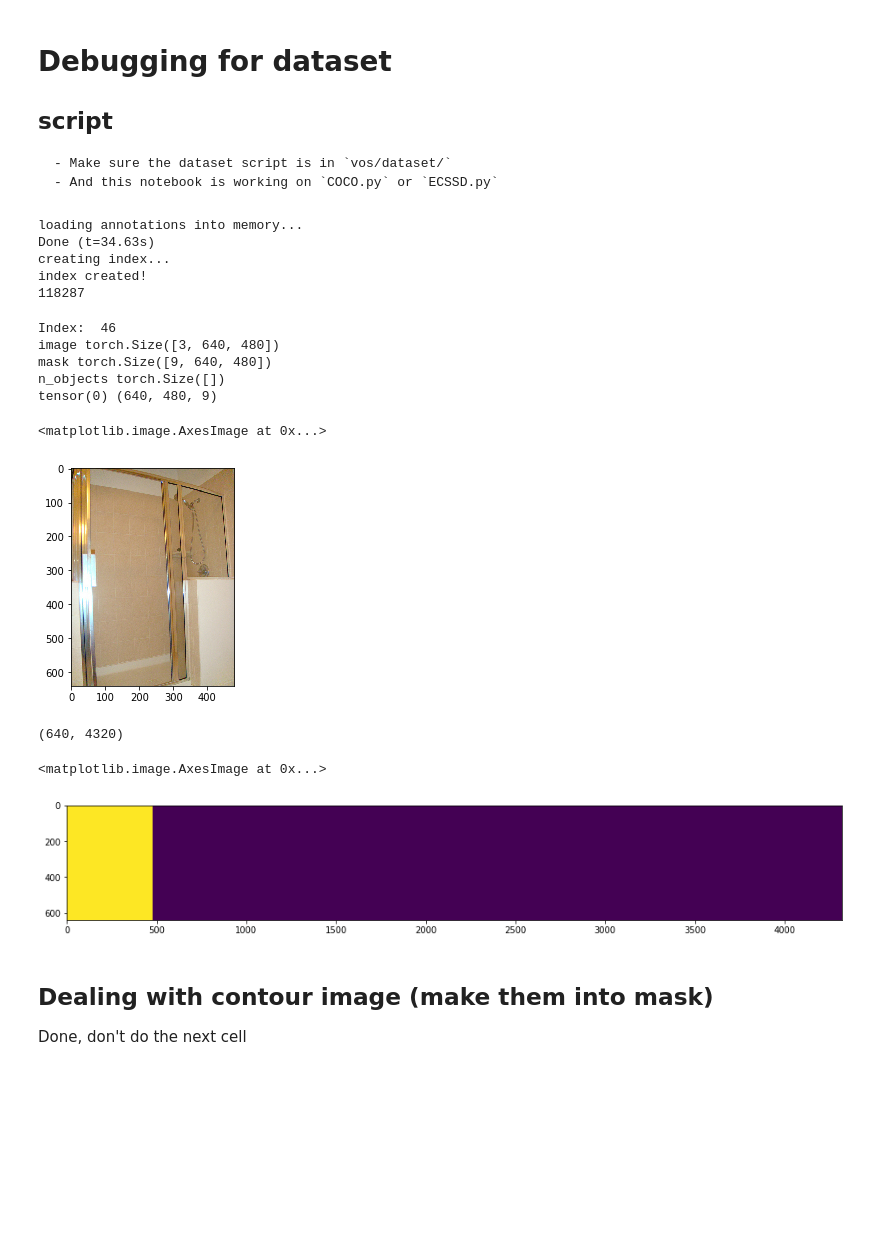
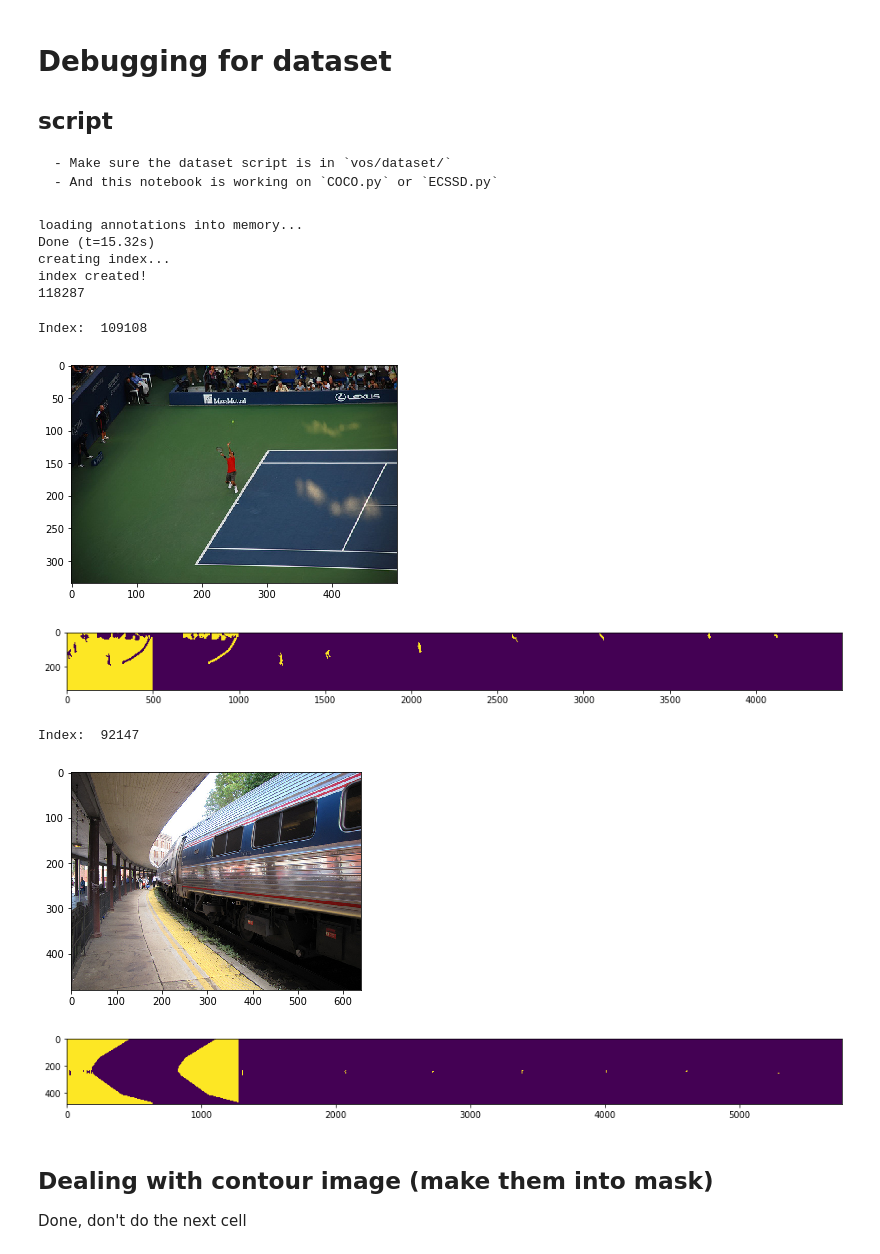
Before and after one commit to Earthnook/VideoObjSeg, a Jupyter notebook: vos/debugger/Image dataset debugger.ipynb, the cells around one changed output. Saved outputs shown, nothing was run; the diff lists cells and outputs as text; code cells hidden in the pictures; blank space fills up the shorter version.

```diff
--- a/vos/debugger/Image dataset debugger.ipynb
+++ b/vos/debugger/Image dataset debugger.ipynb
@@ -17,7 +17,7 @@ from vos.datasets.SBD import SBD
 from vos.datasets.VOC import VOCSegmentation
 # %%
 cocoroot = "/p300/videoObjSeg_dataset/COCO-2017-train"
-cocod = dataset = COCO(cocoroot, mode= "train", max_n_objects= 8)
+cocod = dataset = COCO(cocoroot, mode= "train", max_n_objects= 8, sort_anns= True)
 
 # ecssdroot = "/p300/videoObjSeg_dataset/ECSSD"
 # dataset = ECSSD(ecssdroot)
@@ -34,45 +34,44 @@ cocod = dataset = COCO(cocoroot, mode= "train", max_n_objects= 8)
 print(len(dataset))
 # %% [output]
 loading annotations into memory...
-Done (t=34.63s)
+Done (t=15.32s)
 creating index...
 index created!
 118287
 # %%
-# idx = np.random.choice(len(dataset), 1)[0]
-idx = 3127*4+2-11000-1464
-print("Index: ", idx)
-data = dataset[idx]
-# data = dataset[0]
-for k, v in data.items():
-    print(k, v.shape)
+# for _ in range(50):
+for idx in [109108, 92147]:
+    # idx = np.random.choice(len(dataset), 1)[0]
+    # idx = 3127*4+2-11000-1464
+    # idx = 109108
+    print("Index: ", idx)
+    data = dataset[idx]
+    # data = dataset[0]
+#     for k, v in data.items():
+#         print(k, v.shape)
 
-image = data["image"].numpy().transpose(1,2,0)
-mask = data["mask"].numpy().transpose(1,2,0)
+    image = data["image"].numpy().transpose(1,2,0)
+    mask = data["mask"].numpy().transpose(1,2,0)
 
-print(data["n_objects"], mask.shape)
-no = data["n_objects"]
-H, W, N = mask.shape
-plt.imshow(image)
+#     print(data["n_objects"], mask.shape)
+    no = data["n_objects"]
+    H, W, N = mask.shape
+    plt.imshow(image)
+
+    s_masks = stack_masks(
+        np.expand_dims(mask.transpose(2,0,1), 0)
+    )
+#     print(s_masks[0,0].shape)
+    plt.figure(figsize= (16, 6))
+    plt.imshow(s_masks[0,0])
+    plt.show()
 # %% [output]
-Index:  46
-image torch.Size([3, 640, 480])
-mask torch.Size([9, 640, 480])
-n_objects torch.Size([])
-tensor(0) (640, 480, 9)
+Index:  109108
+[figure, new version]
+[figure, added]
-<matplotlib.image.AxesImage at 0x...>
+Index:  92147
-[figure, old version]
+[figure, added]
+[figure, added]
-# %%
-s_masks = stack_masks(
-    np.expand_dims(mask.transpose(2,0,1), 0)
-)
-print(s_masks[0,0].shape)
-plt.figure(figsize= (16, 6))
-plt.imshow(s_masks[0,0])
-# %% [output]
-(640, 4320)
-<matplotlib.image.AxesImage at 0x...>
-[figure, removed]
 # %% [markdown]
 ## Dealing with contour image (make them into mask)
 
```
Also changed, not shown: 2 other files.
